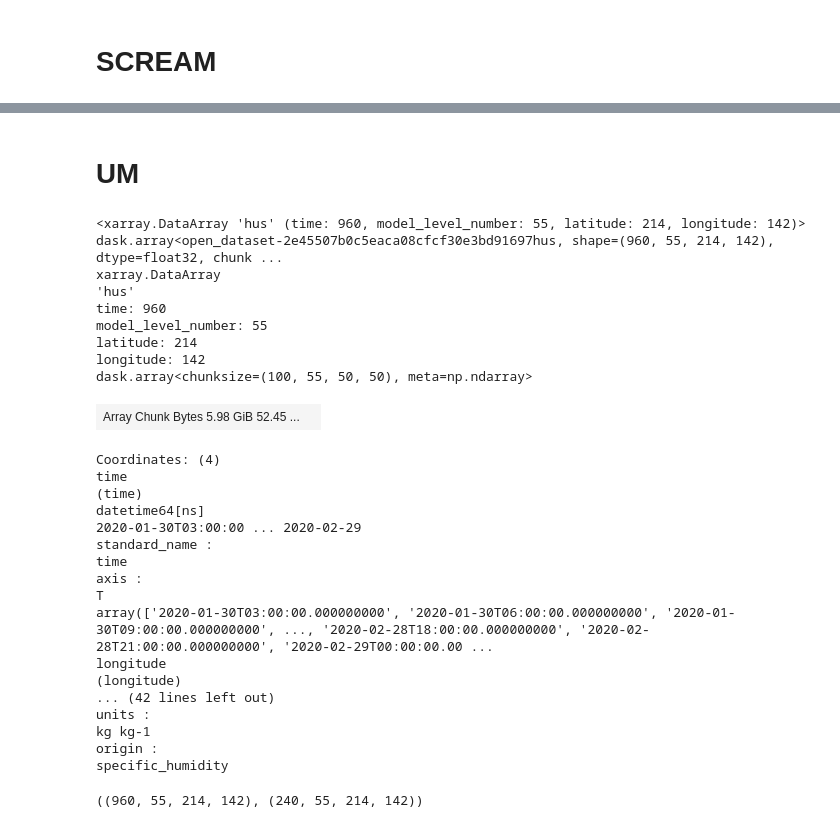
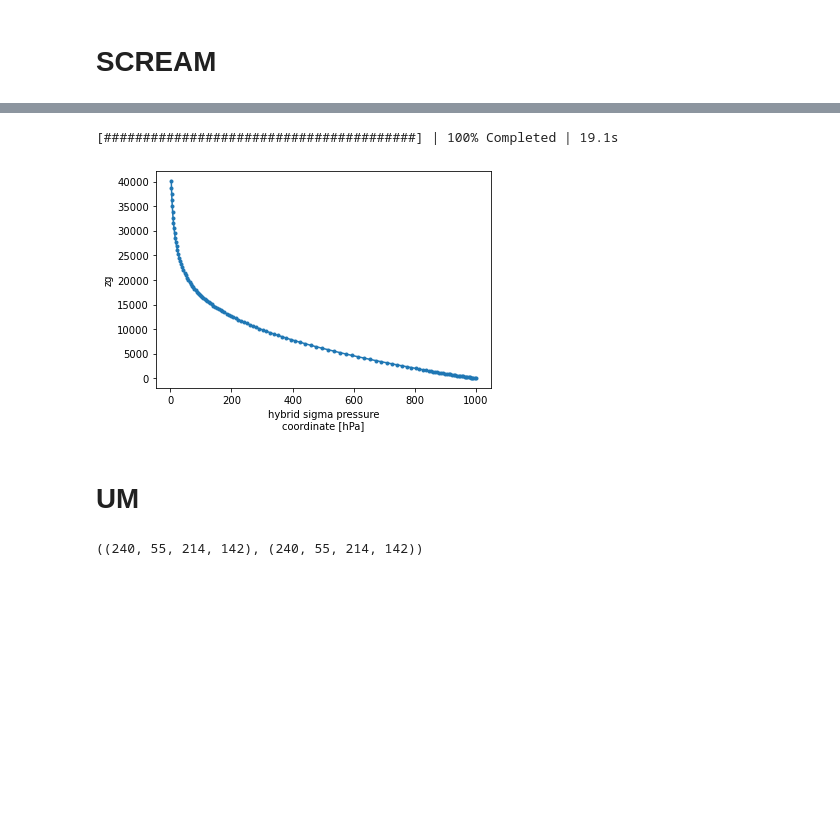
Before and after one commit to smturbev/dyamond2, a Jupyter notebook: python_scripts/get_height_from_pres.ipynb, the cells around one changed output, grey strips where cells are left out. Saved outputs shown, nothing was run; the diff lists cells and outputs as text; code cells hidden in the pictures; blank space fills up the shorter version.

```diff
--- a/python_scripts/get_height_from_pres.ipynb
+++ b/python_scripts/get_height_from_pres.ipynb
@@ -34,39 +106,17 @@ print("done")
+# %%
+z.zg.mean(axis=(0,2)).plot(marker=".")
+plt.show()
+# %% [output]
+[########################################] | 100% Completed | 19.1s
+[figure, added]
 # %% [markdown]
 # UM
 # %%
 chunk_dict={"time":100,"latitude":50,"longitude":50}
 Tv = xr.open_dataset(ap.get_file("UM", region=region+"_3D", var="Tv"), chunks=chunk_dict).hus
-Tv_avg = (Tv[:,1:] + Tv[:,:-1].assign_coords(Tv[:,1:].coords))/2
-Tv
+Tv_avg = (Tv[:,1:] + Tv[:,:-1].assign_coords(Tv[:,1:,:].coords))/2
-# %% [output]
-<xarray.DataArray 'hus' (time: 960, model_level_number: 55, latitude: 214, longitude: 142)> dask.array<open_dataset-2e45507b0c5eaca08cfcf30e3bd91697hus, shape=(960, 55, 214, 142), dtype=float32, chunk ...
-xarray.DataArray
-'hus'
-time: 960
-model_level_number: 55
-latitude: 214
-longitude: 142
-dask.array<chunksize=(100, 55, 50, 50), meta=np.ndarray>
-| Array Chunk Bytes 5.98 GiB 52.45 ... |  |
-Coordinates: (4)
-time
-(time)
-datetime64[ns]
-2020-01-30T03:00:00 ... 2020-02-29
-standard_name :
-time
-axis :
-T
-array(['2020-01-30T03:00:00.000000000', '2020-01-30T06:00:00.000000000', '2020-01-30T09:00:00.000000000', ..., '2020-02-28T18:00:00.000000000', '2020-02-28T21:00:00.000000000', '2020-02-29T00:00:00.00 ...
-longitude
-(longitude)
-... (42 lines left out)
-units :
-kg kg-1
-origin :
-specific_humidity
 # %%
-sc_p = xr.open_dataset(ap.get_file("UM", region=region+"_3D", var="phalf"), chunks=chunk_dict).phalf
+p = xr.open_dataset(ap.get_file("UM", region=region+"_3D", var="phalf"), chunks=chunk_dict).phalf
 Tv.shape, sc_p.shape
 # %% [output]
-((960, 55, 214, 142), (240, 55, 214, 142))
+((240, 55, 214, 142), (240, 55, 214, 142))
```
Also changed, not shown: parts of 16 cells of this notebook, 1 other file.
